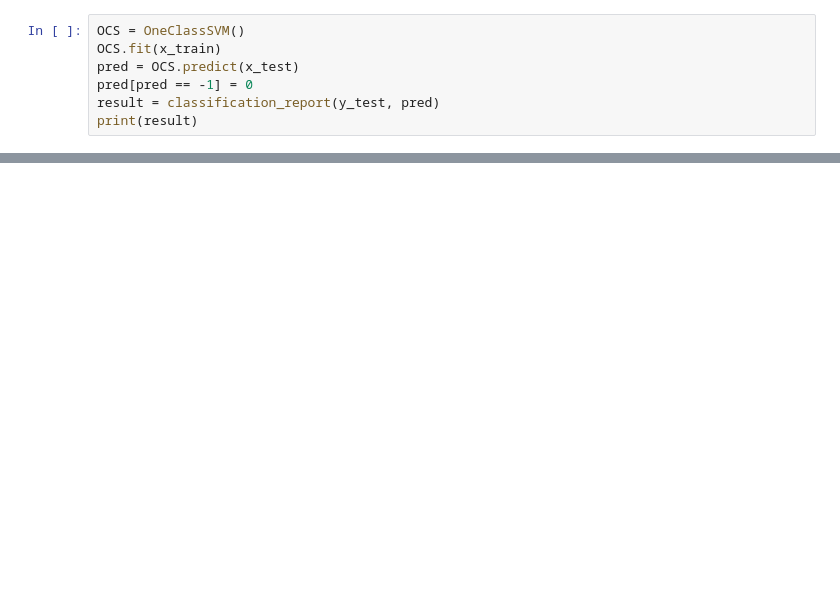
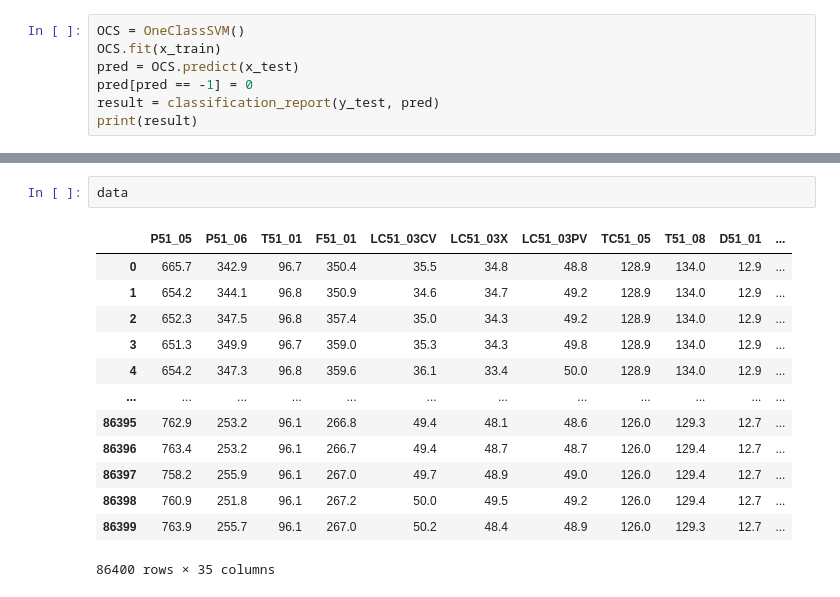
Before and after one commit to LanceWang12/Pretrained-Time-Series-Transformer, a Jupyter notebook: data/DMDS/EDA.ipynb, the cells around one changed output, grey strips where cells are left out. Drawn from its saved outputs; the diff is of its cells as text; blank space fills up the shorter version.

```diff
--- a/data/DMDS/EDA.ipynb
+++ b/data/DMDS/EDA.ipynb
@@ -355,0 +491,16 @@ print(result)
+# %%
+data
+# %% [output]
+|  | P51_05 | P51_06 | T51_01 | F51_01 | LC51_03CV | LC51_03X | LC51_03PV | TC51_05 | T51_08 | D51_01 | ... |
+| 0 | 665.7 | 342.9 | 96.7 | 350.4 | 35.5 | 34.8 | 48.8 | 128.9 | 134.0 | 12.9 | ... |
+| 1 | 654.2 | 344.1 | 96.8 | 350.9 | 34.6 | 34.7 | 49.2 | 128.9 | 134.0 | 12.9 | ... |
+| 2 | 652.3 | 347.5 | 96.8 | 357.4 | 35.0 | 34.3 | 49.2 | 128.9 | 134.0 | 12.9 | ... |
+| 3 | 651.3 | 349.9 | 96.7 | 359.0 | 35.3 | 34.3 | 49.8 | 128.9 | 134.0 | 12.9 | ... |
+| 4 | 654.2 | 347.3 | 96.8 | 359.6 | 36.1 | 33.4 | 50.0 | 128.9 | 134.0 | 12.9 | ... |
+| ... | ... | ... | ... | ... | ... | ... | ... | ... | ... | ... | ... |
+| 86395 | 762.9 | 253.2 | 96.1 | 266.8 | 49.4 | 48.1 | 48.6 | 126.0 | 129.3 | 12.7 | ... |
+| 86396 | 763.4 | 253.2 | 96.1 | 266.7 | 49.4 | 48.7 | 48.7 | 126.0 | 129.4 | 12.7 | ... |
+| 86397 | 758.2 | 255.9 | 96.1 | 267.0 | 49.7 | 48.9 | 49.0 | 126.0 | 129.4 | 12.7 | ... |
+| 86398 | 760.9 | 251.8 | 96.1 | 267.2 | 50.0 | 49.5 | 49.2 | 126.0 | 129.4 | 12.7 | ... |
+| 86399 | 763.9 | 255.7 | 96.1 | 267.0 | 50.2 | 48.4 | 48.9 | 126.0 | 129.3 | 12.7 | ... |
+86400 rows × 35 columns
```
Also changed, not shown: parts of 29 cells of this notebook, 2 other files.
